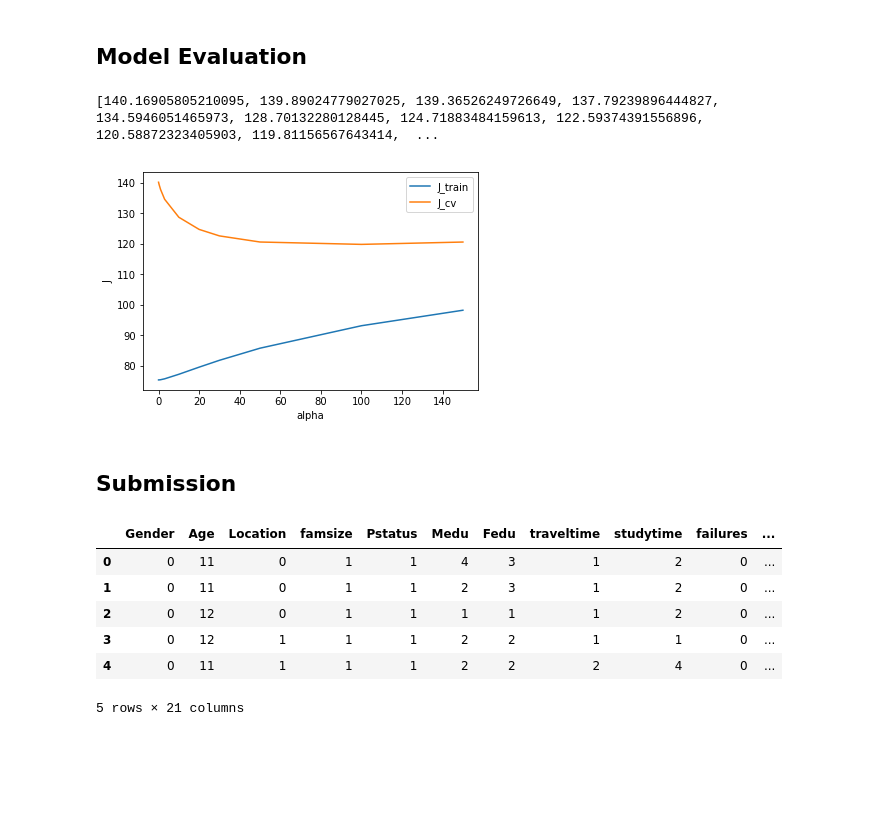
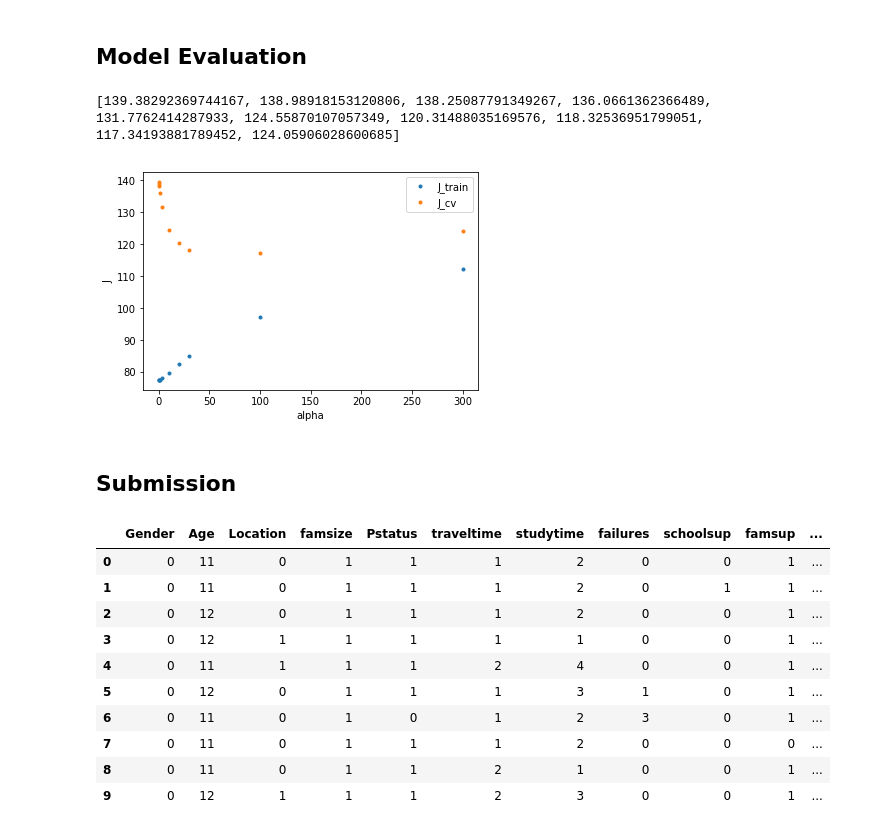
Before and after one commit to Mogbo/Student-score-prediction, a Jupyter notebook: Competition.ipynb, the cells around one changed output. Drawn from its saved outputs; the diff is of its cells as text; code cells hidden in the pictures; blank space fills up the shorter version.

Commit message:
Add dummy variables for mother education and father education. Reg coeff alpha = 100, much improved kaggle score

```diff
--- a/Competition.ipynb
+++ b/Competition.ipynb
@@ -2,6 +2,11 @@
 ## Functions
 # %%
 %matplotlib inline
+import numpy as np
+import pandas as pd
+import matplotlib.pyplot as plt
+import seaborn as sns
+
 def clean_up(data):
     data = data.rename(columns=lambda x: x.strip())             # strip the spaces in the headers
 
@@ -40,6 +45,30 @@ def clean_up(data):
     data.loc[data['internet'] == 'no', 'internet'] = 0
     data.loc[data['internet'] == 'yes', 'internet'] = 1
 
+    values = [0,1,2,3,4]
+
+    data.loc[data['Medu'] == 0, 'Medu'] = 'MOM_None'
+    data.loc[data['Medu'] == 1, 'Medu'] = 'MOM_Prim'
+    data.loc[data['Medu'] == 2, 'Medu'] = 'MOM_JS'
+    data.loc[data['Medu'] == 3, 'Medu'] = 'MOM_Ss'
+    data.loc[data['Medu'] == 4, 'Medu'] = 'MOM_Tert'
+    mum_dummies = pd.get_dummies(data['Medu'])
+    mum_dummies = mum_dummies.T.reindex(values).T.fillna(0)    # to fill missing values with zeros for any missing category
+
+    data = data.join(mum_dummies)
+    data = data.drop(['Medu'], axis=1)
+
+    data.loc[data['Fedu'] == 0, 'Fedu'] = 'Dad_None'
+    data.loc[data['Fedu'] == 1, 'Fedu'] = 'Dad_Prim'
+    data.loc[data['Fedu'] == 2, 'Fedu'] = 'Dad_JS'
+    data.loc[data['Fedu'] == 3, 'Fedu'] = 'Dad_Ss'
+    data.loc[data['Fedu'] == 4, 'Fedu'] = 'Dad_Tert'
+    dad_dummies = pd.get_dummies(data['Fedu'])
+    dad_dummies = dad_dummies.T.reindex(values).T.fillna(0)   # to fill missing values with zeros for any missing category
+
+    data = pd.concat([data, dad_dummies], axis=1)
+    data = data.drop(['Fedu'], axis=1)
+
     SN = data['S/N']
 
     data = data.drop(['S/N'], axis=1)
@@ -87,7 +149,7 @@ cv_y = cv_data['Scores']
 train_X = train_data.drop(['Scores'], axis=1)
 cv_X = cv_data.drop(['Scores'], axis=1)
 # %%
-alphas = [0, 0.1, 0.3, 1, 3, 10, 20, 30, 50, 100, 150]
+alphas = [0, 0.1, 0.3, 1, 3, 10, 20, 30, 100, 300]
 J_cv = []
 J_train = []
 
@@ -105,16 +167,16 @@ for alp in alphas:
     J_cv.append(mean_squared_error(cv_preds, cv_y.values))
     J_train.append(mean_squared_error(train_preds, train_y.values))
 # %%
-plt.plot(alphas, J_train, label='J_train')
-plt.plot(alphas, J_cv, label='J_cv')
+plt.plot(alphas, J_train, label='J_train', marker='.', linestyle='none')
+plt.plot(alphas, J_cv, label='J_cv', marker='.', linestyle='none')
 plt.xlabel('alpha')
 plt.ylabel('J')
 plt.legend()
 
 print(J_cv)
 # %% [output]
-[140.16905805210095, 139.89024779027025, 139.36526249726649, 137.79239896444827, 134.5946051465973, 128.70132280128445, 124.71883484159613, 122.59374391556896, 120.58872323405903, 119.81156567643414,  ...
+[139.38292369744167, 138.98918153120806, 138.25087791349267, 136.0661362366489, 131.7762414287933, 124.55870107057349, 120.31488035169576, 118.32536951799051, 117.34193881789452, 124.05906028600685]
-[figure, old version]
+[figure, new version]
 # %% [markdown]
 ## Submission
 # %%
@@ -122,11 +184,17 @@ submission_data = pd.read_csv('Test.csv', encoding='utf8', delimiter=',', delim_
 submission_data, SN = clean_up(submission_data)
 submission_data = submission_data.drop('reason', axis=1)
 submission_data.head()
+
+submission_data.iloc[:10,:15]
 # %% [output]
-|  | Gender | Age | Location | famsize | Pstatus | Medu | Fedu | traveltime | studytime | failures | ... |
-| 0 | 0 | 11 | 0 | 1 | 1 | 4 | 3 | 1 | 2 | 0 | ... |
-| 1 | 0 | 11 | 0 | 1 | 1 | 2 | 3 | 1 | 2 | 0 | ... |
-| 2 | 0 | 12 | 0 | 1 | 1 | 1 | 1 | 1 | 2 | 0 | ... |
-| 3 | 0 | 12 | 1 | 1 | 1 | 2 | 2 | 1 | 1 | 0 | ... |
-| 4 | 0 | 11 | 1 | 1 | 1 | 2 | 2 | 2 | 4 | 0 | ... |
+|  | Gender | Age | Location | famsize | Pstatus | traveltime | studytime | failures | schoolsup | famsup | ... |
+| 0 | 0 | 11 | 0 | 1 | 1 | 1 | 2 | 0 | 0 | 1 | ... |
+| 1 | 0 | 11 | 0 | 1 | 1 | 1 | 2 | 0 | 1 | 1 | ... |
+| 2 | 0 | 12 | 0 | 1 | 1 | 1 | 2 | 0 | 0 | 1 | ... |
+| 3 | 0 | 12 | 1 | 1 | 1 | 1 | 1 | 0 | 0 | 1 | ... |
+| 4 | 0 | 11 | 1 | 1 | 1 | 2 | 4 | 0 | 0 | 1 | ... |
+| 5 | 0 | 12 | 0 | 1 | 1 | 1 | 3 | 1 | 0 | 1 | ... |
+| 6 | 0 | 11 | 0 | 1 | 0 | 1 | 2 | 3 | 0 | 1 | ... |
+| 7 | 0 | 11 | 0 | 1 | 1 | 1 | 2 | 0 | 0 | 0 | ... |
+| 8 | 0 | 11 | 0 | 1 | 1 | 2 | 1 | 0 | 0 | 1 | ... |
+| 9 | 0 | 12 | 1 | 1 | 1 | 2 | 3 | 0 | 0 | 1 | ... |
-5 rows × 21 columns
```
Also changed, not shown: parts of 6 cells of this notebook.
